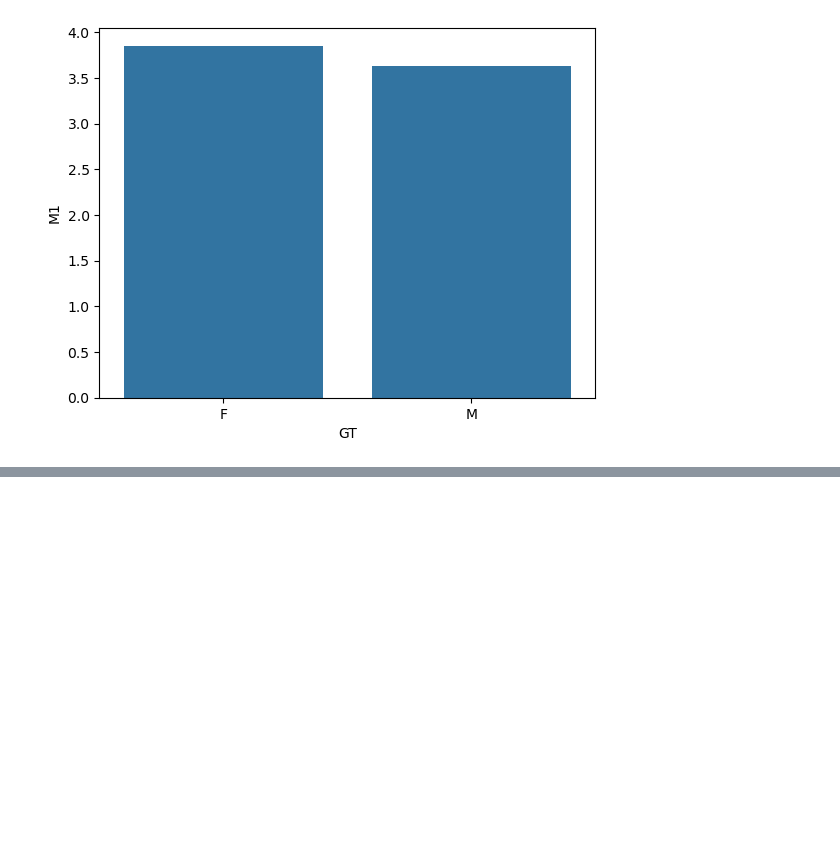
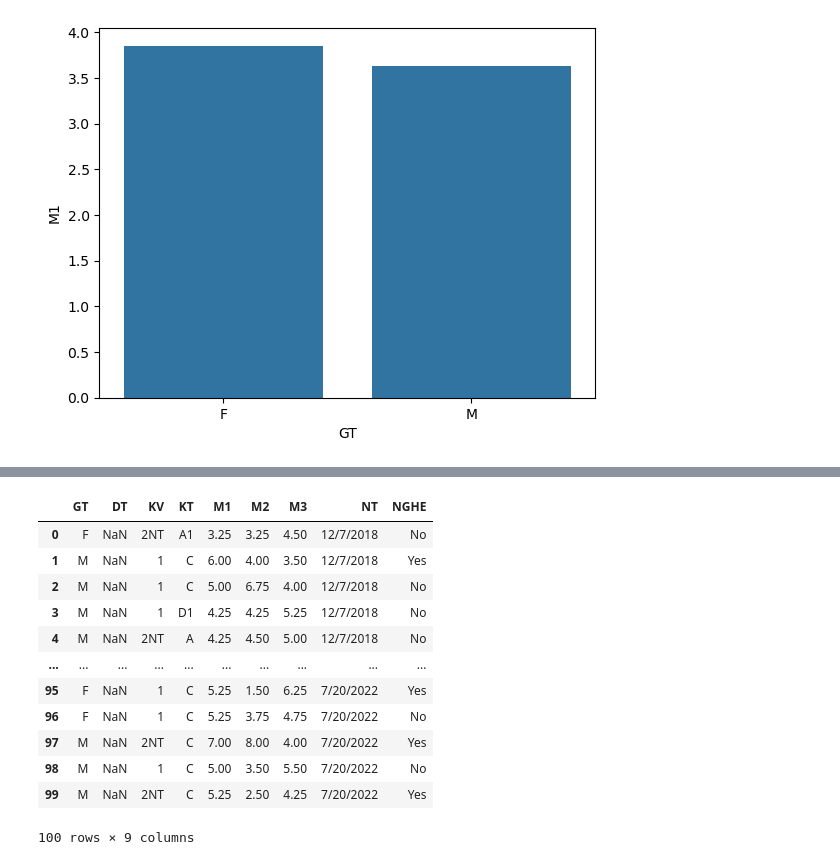
Before and after one commit to manhqb877/LTPTDL1, a Jupyter notebook: slot02.ipynb, the cells around one changed output, grey strips where cells are left out. Drawn from its saved outputs; the diff is of its cells as text; code cells hidden in the pictures; blank space fills up the shorter version.

```diff
--- a/slot02.ipynb
+++ b/slot02.ipynb
@@ -134,0 +140,16 @@ plt.show()
+# %%
+df
+# %% [output]
+|  | GT | DT | KV | KT | M1 | M2 | M3 | NT | NGHE |
+| 0 | F | NaN | 2NT | A1 | 3.25 | 3.25 | 4.50 | 12/7/2018 | No |
+| 1 | M | NaN | 1 | C | 6.00 | 4.00 | 3.50 | 12/7/2018 | Yes |
+| 2 | M | NaN | 1 | C | 5.00 | 6.75 | 4.00 | 12/7/2018 | No |
+| 3 | M | NaN | 1 | D1 | 4.25 | 4.25 | 5.25 | 12/7/2018 | No |
+| 4 | M | NaN | 2NT | A | 4.25 | 4.50 | 5.00 | 12/7/2018 | No |
+| ... | ... | ... | ... | ... | ... | ... | ... | ... | ... |
+| 95 | F | NaN | 1 | C | 5.25 | 1.50 | 6.25 | 7/20/2022 | Yes |
+| 96 | F | NaN | 1 | C | 5.25 | 3.75 | 4.75 | 7/20/2022 | No |
+| 97 | M | NaN | 2NT | C | 7.00 | 8.00 | 4.00 | 7/20/2022 | Yes |
+| 98 | M | NaN | 1 | C | 5.00 | 3.50 | 5.50 | 7/20/2022 | No |
+| 99 | M | NaN | 2NT | C | 5.25 | 2.50 | 4.25 | 7/20/2022 | Yes |
+100 rows × 9 columns
```
Also changed, not shown: parts of 3 cells of this notebook, 13 other files.
